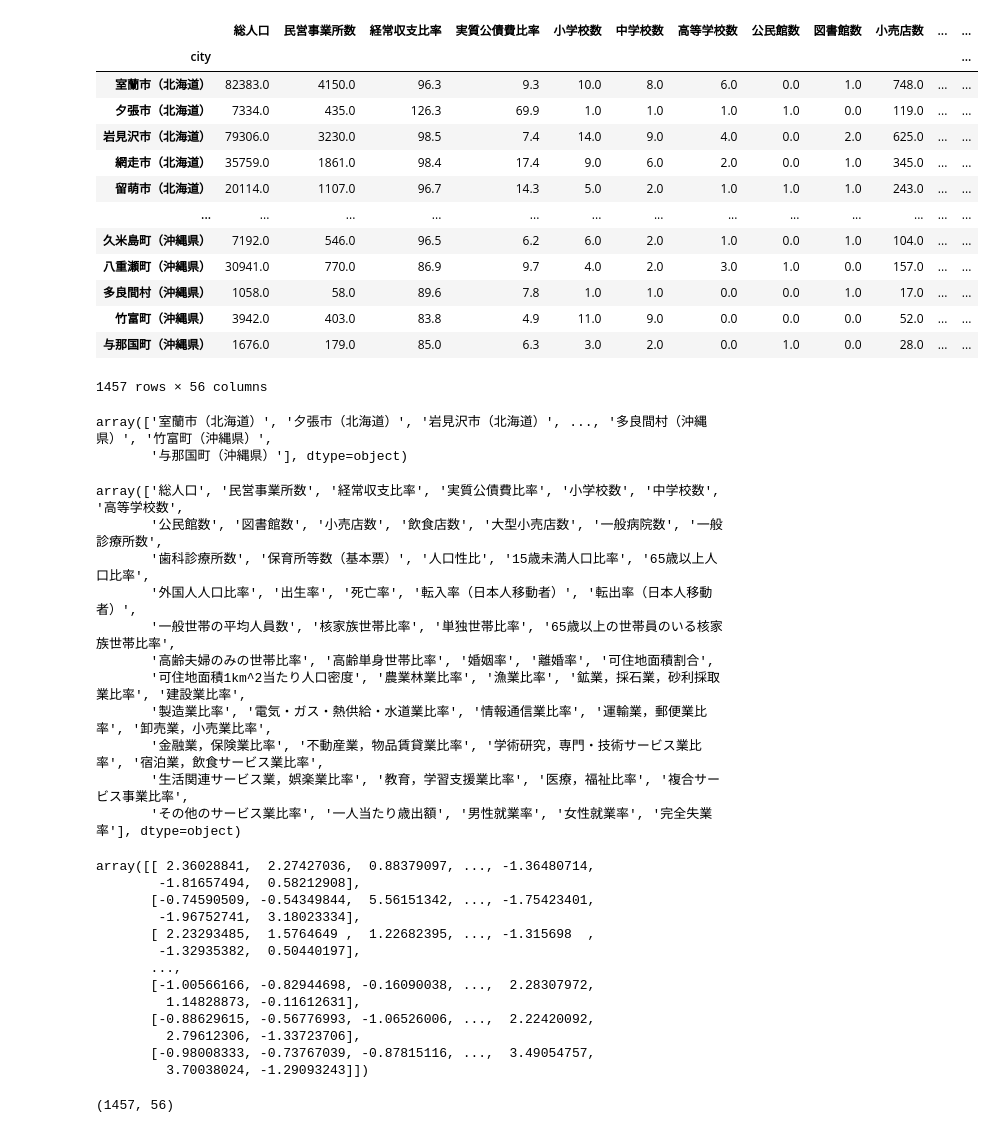
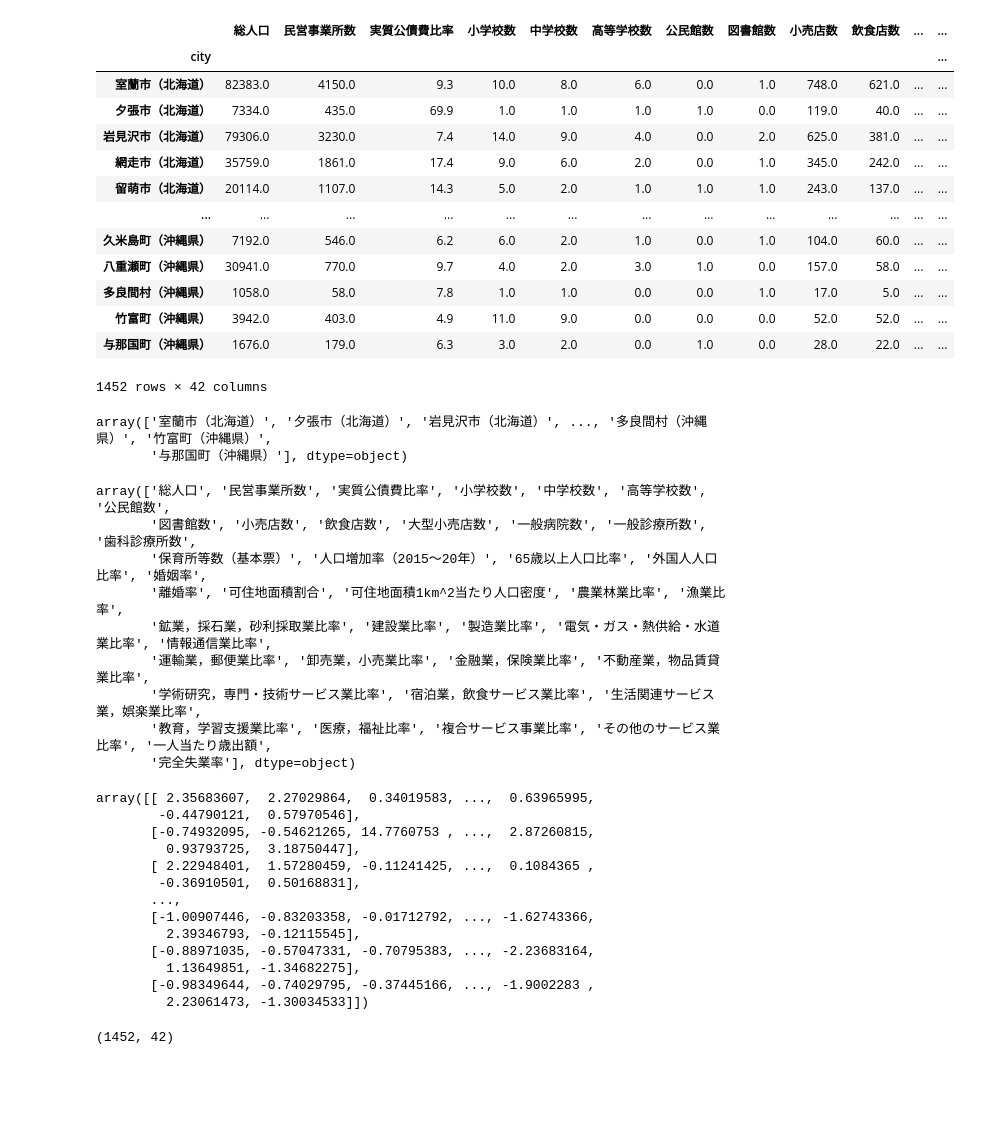
Before and after one commit to tMaehashi/City-Analysis, a Jupyter notebook: Code/city_2.ipynb, the cells around one changed output. Cells and saved outputs as stored; diff of their text form; code cells hidden in the pictures; blank space fills up the shorter version.

```diff
--- a/Code/city_2.ipynb
+++ b/Code/city_2.ipynb
@@ -2,23 +2,23 @@
 import pandas as pd
 import numpy as np
 # %%
-df = pd.read_csv('city.csv', encoding='shift-jis', index_col='city')
+df = pd.read_csv('city.csv', index_col='city')
 df
 # %% [output]
-|  | 総人口 | 民営事業所数 | 経常収支比率 | 実質公債費比率 | 小学校数 | 中学校数 | 高等学校数 | 公民館数 | 図書館数 | 小売店数 | ... | ... |
+|  | 総人口 | 民営事業所数 | 実質公債費比率 | 小学校数 | 中学校数 | 高等学校数 | 公民館数 | 図書館数 | 小売店数 | 飲食店数 | ... | ... |
 | city |  |  |  |  |  |  |  |  |  |  |  | ... |
-| 室蘭市（北海道） | 82383.0 | 4150.0 | 96.3 | 9.3 | 10.0 | 8.0 | 6.0 | 0.0 | 1.0 | 748.0 | ... | ... |
-| 夕張市（北海道） | 7334.0 | 435.0 | 126.3 | 69.9 | 1.0 | 1.0 | 1.0 | 1.0 | 0.0 | 119.0 | ... | ... |
-| 岩見沢市（北海道） | 79306.0 | 3230.0 | 98.5 | 7.4 | 14.0 | 9.0 | 4.0 | 0.0 | 2.0 | 625.0 | ... | ... |
-| 網走市（北海道） | 35759.0 | 1861.0 | 98.4 | 17.4 | 9.0 | 6.0 | 2.0 | 0.0 | 1.0 | 345.0 | ... | ... |
-| 留萌市（北海道） | 20114.0 | 1107.0 | 96.7 | 14.3 | 5.0 | 2.0 | 1.0 | 1.0 | 1.0 | 243.0 | ... | ... |
+| 室蘭市（北海道） | 82383.0 | 4150.0 | 9.3 | 10.0 | 8.0 | 6.0 | 0.0 | 1.0 | 748.0 | 621.0 | ... | ... |
+| 夕張市（北海道） | 7334.0 | 435.0 | 69.9 | 1.0 | 1.0 | 1.0 | 1.0 | 0.0 | 119.0 | 40.0 | ... | ... |
+| 岩見沢市（北海道） | 79306.0 | 3230.0 | 7.4 | 14.0 | 9.0 | 4.0 | 0.0 | 2.0 | 625.0 | 381.0 | ... | ... |
+| 網走市（北海道） | 35759.0 | 1861.0 | 17.4 | 9.0 | 6.0 | 2.0 | 0.0 | 1.0 | 345.0 | 242.0 | ... | ... |
+| 留萌市（北海道） | 20114.0 | 1107.0 | 14.3 | 5.0 | 2.0 | 1.0 | 1.0 | 1.0 | 243.0 | 137.0 | ... | ... |
 | ... | ... | ... | ... | ... | ... | ... | ... | ... | ... | ... | ... | ... |
-| 久米島町（沖縄県） | 7192.0 | 546.0 | 96.5 | 6.2 | 6.0 | 2.0 | 1.0 | 0.0 | 1.0 | 104.0 | ... | ... |
-| 八重瀬町（沖縄県） | 30941.0 | 770.0 | 86.9 | 9.7 | 4.0 | 2.0 | 3.0 | 1.0 | 0.0 | 157.0 | ... | ... |
-| 多良間村（沖縄県） | 1058.0 | 58.0 | 89.6 | 7.8 | 1.0 | 1.0 | 0.0 | 0.0 | 1.0 | 17.0 | ... | ... |
-| 竹富町（沖縄県） | 3942.0 | 403.0 | 83.8 | 4.9 | 11.0 | 9.0 | 0.0 | 0.0 | 0.0 | 52.0 | ... | ... |
-| 与那国町（沖縄県） | 1676.0 | 179.0 | 85.0 | 6.3 | 3.0 | 2.0 | 0.0 | 1.0 | 0.0 | 28.0 | ... | ... |
+| 久米島町（沖縄県） | 7192.0 | 546.0 | 6.2 | 6.0 | 2.0 | 1.0 | 0.0 | 1.0 | 104.0 | 60.0 | ... | ... |
+| 八重瀬町（沖縄県） | 30941.0 | 770.0 | 9.7 | 4.0 | 2.0 | 3.0 | 1.0 | 0.0 | 157.0 | 58.0 | ... | ... |
+| 多良間村（沖縄県） | 1058.0 | 58.0 | 7.8 | 1.0 | 1.0 | 0.0 | 0.0 | 1.0 | 17.0 | 5.0 | ... | ... |
+| 竹富町（沖縄県） | 3942.0 | 403.0 | 4.9 | 11.0 | 9.0 | 0.0 | 0.0 | 0.0 | 52.0 | 52.0 | ... | ... |
+| 与那国町（沖縄県） | 1676.0 | 179.0 | 6.3 | 3.0 | 2.0 | 0.0 | 1.0 | 0.0 | 28.0 | 22.0 | ... | ... |
-1457 rows × 56 columns
+1452 rows × 42 columns
 # %%
 C = df.index.values
 C
@@ -29,17 +29,15 @@ array(['室蘭市（北海道）', '夕張市（北海道）', '岩見沢市（
 F = df.columns.values
 F
 # %% [output]
-array(['総人口', '民営事業所数', '経常収支比率', '実質公債費比率', '小学校数', '中学校数', '高等学校数',
-       '公民館数', '図書館数', '小売店数', '飲食店数', '大型小売店数', '一般病院数', '一般診療所数',
-       '歯科診療所数', '保育所等数（基本票）', '人口性比', '15歳未満人口比率', '65歳以上人口比率',
-       '外国人人口比率', '出生率', '死亡率', '転入率（日本人移動者）', '転出率（日本人移動者）',
-       '一般世帯の平均人員数', '核家族世帯比率', '単独世帯比率', '65歳以上の世帯員のいる核家族世帯比率',
-       '高齢夫婦のみの世帯比率', '高齢単身世帯比率', '婚姻率', '離婚率', '可住地面積割合',
-       '可住地面積1km^2当たり人口密度', '農業林業比率', '漁業比率', '鉱業，採石業，砂利採取業比率', '建設業比率',
-       '製造業比率', '電気・ガス・熱供給・水道業比率', '情報通信業比率', '運輸業，郵便業比率', '卸売業，小売業比率',
-       '金融業，保険業比率', '不動産業，物品賃貸業比率', '学術研究，専門・技術サービス業比率', '宿泊業，飲食サービス業比率',
-       '生活関連サービス業，娯楽業比率', '教育，学習支援業比率', '医療，福祉比率', '複合サービス事業比率',
-       'その他のサービス業比率', '一人当たり歳出額', '男性就業率', '女性就業率', '完全失業率'], dtype=object)
+array(['総人口', '民営事業所数', '実質公債費比率', '小学校数', '中学校数', '高等学校数', '公民館数',
+       '図書館数', '小売店数', '飲食店数', '大型小売店数', '一般病院数', '一般診療所数', '歯科診療所数',
+       '保育所等数（基本票）', '人口増加率（2015～20年）', '65歳以上人口比率', '外国人人口比率', '婚姻率',
+       '離婚率', '可住地面積割合', '可住地面積1km^2当たり人口密度', '農業林業比率', '漁業比率',
+       '鉱業，採石業，砂利採取業比率', '建設業比率', '製造業比率', '電気・ガス・熱供給・水道業比率', '情報通信業比率',
+       '運輸業，郵便業比率', '卸売業，小売業比率', '金融業，保険業比率', '不動産業，物品賃貸業比率',
+       '学術研究，専門・技術サービス業比率', '宿泊業，飲食サービス業比率', '生活関連サービス業，娯楽業比率',
+       '教育，学習支援業比率', '医療，福祉比率', '複合サービス事業比率', 'その他のサービス業比率', '一人当たり歳出額',
+       '完全失業率'], dtype=object)
 # %%
 from sklearn.preprocessing import StandardScaler
 
@@ -47,23 +45,23 @@ sc = StandardScaler()
 val_sc = sc.fit_transform(df)
 val_sc
 # %% [output]
-array([[ 2.36028841,  2.27427036,  0.88379097, ..., -1.36480714,
-        -1.81657494,  0.58212908],
-       [-0.74590509, -0.54349844,  5.56151342, ..., -1.75423401,
-        -1.96752741,  3.18023334],
-       [ 2.23293485,  1.5764649 ,  1.22682395, ..., -1.315698  ,
-        -1.32935382,  0.50440197],
+array([[ 2.35683607,  2.27029864,  0.34019583, ...,  0.63965995,
+        -0.44790121,  0.57970546],
+       [-0.74932095, -0.54621265, 14.7760753 , ...,  2.87260815,
+         0.93793725,  3.18750447],
+       [ 2.22948401,  1.57280459, -0.11241425, ...,  0.1084365 ,
+        -0.36910501,  0.50168831],
        ...,
-       [-1.00566166, -0.82944698, -0.16090038, ...,  2.28307972,
-         1.14828873, -0.11612631],
-       [-0.88629615, -0.56776993, -1.06526006, ...,  2.22420092,
-         2.79612306, -1.33723706],
-       [-0.98008333, -0.73767039, -0.87815116, ...,  3.49054757,
-         3.70038024, -1.29093243]])
+       [-1.00907446, -0.83203358, -0.01712792, ..., -1.62743366,
+         2.39346793, -0.12115545],
+       [-0.88971035, -0.57047331, -0.70795383, ..., -2.23683164,
+         1.13649851, -1.34682275],
+       [-0.98349644, -0.74029795, -0.37445166, ..., -1.9002283 ,
+         2.23061473, -1.30034533]])
 # %%
 val_sc.shape
 # %% [output]
-(1457, 56)
+(1452, 42)
 # %%
 from sklearn.decomposition import PCA
 
```
Also changed, not shown: parts of 4 cells of this notebook, 1 other file.
